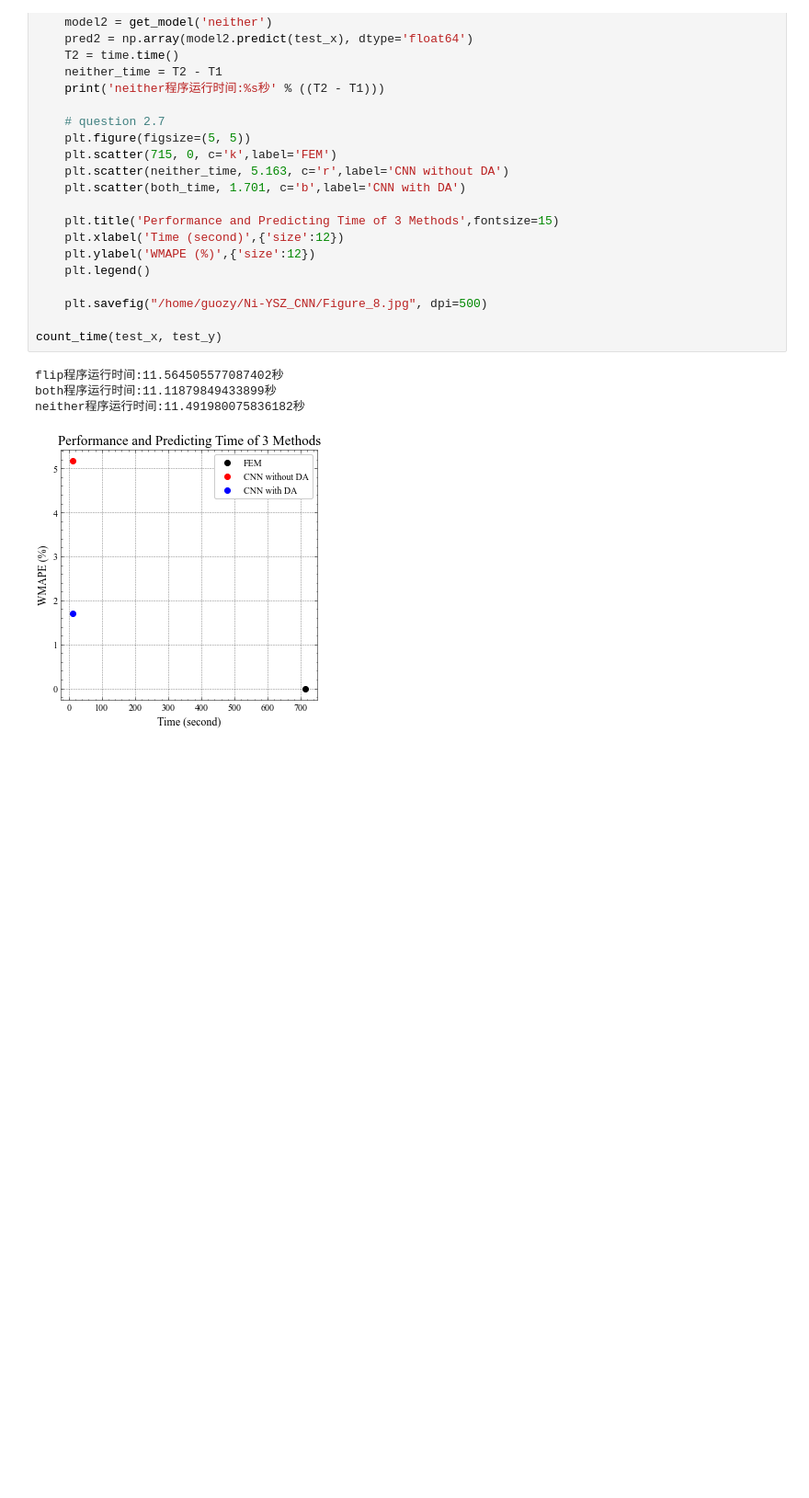
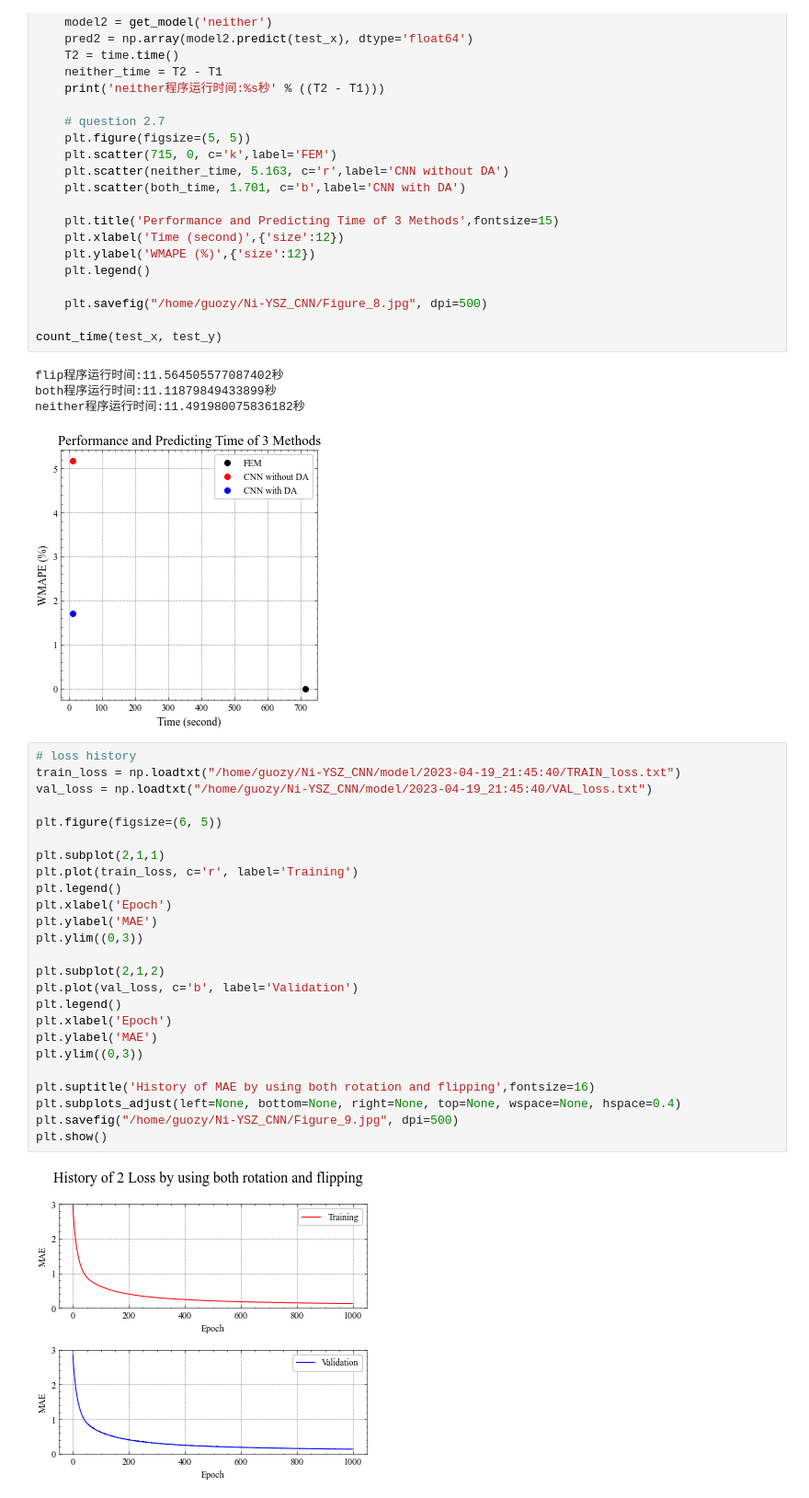
Before and after one commit to Diouo/Ni-YSZ_CNN, a Jupyter notebook: codes/rebuttal.ipynb, the cells around one changed output. Shown at 92% size. Drawn from its saved outputs; the diff is of its cells as text; blank space fills up the shorter version.

Commit message:
figure 9

```diff
--- a/codes/rebuttal.ipynb
+++ b/codes/rebuttal.ipynb
@@ -390,3 +375,30 @@ flip程序运行时间:11.564505577087402秒
 both程序运行时间:11.11879849433899秒
 neither程序运行时间:11.491980075836182秒
 [figure]
+# %%
+# loss history
+train_loss = np.loadtxt("/home/guozy/Ni-YSZ_CNN/model/2023-04-19_21:45:40/TRAIN_loss.txt")
+val_loss = np.loadtxt("/home/guozy/Ni-YSZ_CNN/model/2023-04-19_21:45:40/VAL_loss.txt")
+
+plt.figure(figsize=(6, 5))
+
+plt.subplot(2,1,1)
+plt.plot(train_loss, c='r', label='Training')
+plt.legend()
+plt.xlabel('Epoch')
+plt.ylabel('MAE')
+plt.ylim((0,3))
+
+plt.subplot(2,1,2)
+plt.plot(val_loss, c='b', label='Validation')
+plt.legend()
+plt.xlabel('Epoch')
+plt.ylabel('MAE')
+plt.ylim((0,3))
+
+plt.suptitle('History of MAE by using both rotation and flipping',fontsize=16)
+plt.subplots_adjust(left=None, bottom=None, right=None, top=None, wspace=None, hspace=0.4)
+plt.savefig("/home/guozy/Ni-YSZ_CNN/Figure_9.jpg", dpi=500)
+plt.show()
+# %% [output]
+[figure, added]
```
Also changed, not shown: parts of 1 cell of this notebook, 5 other files.
